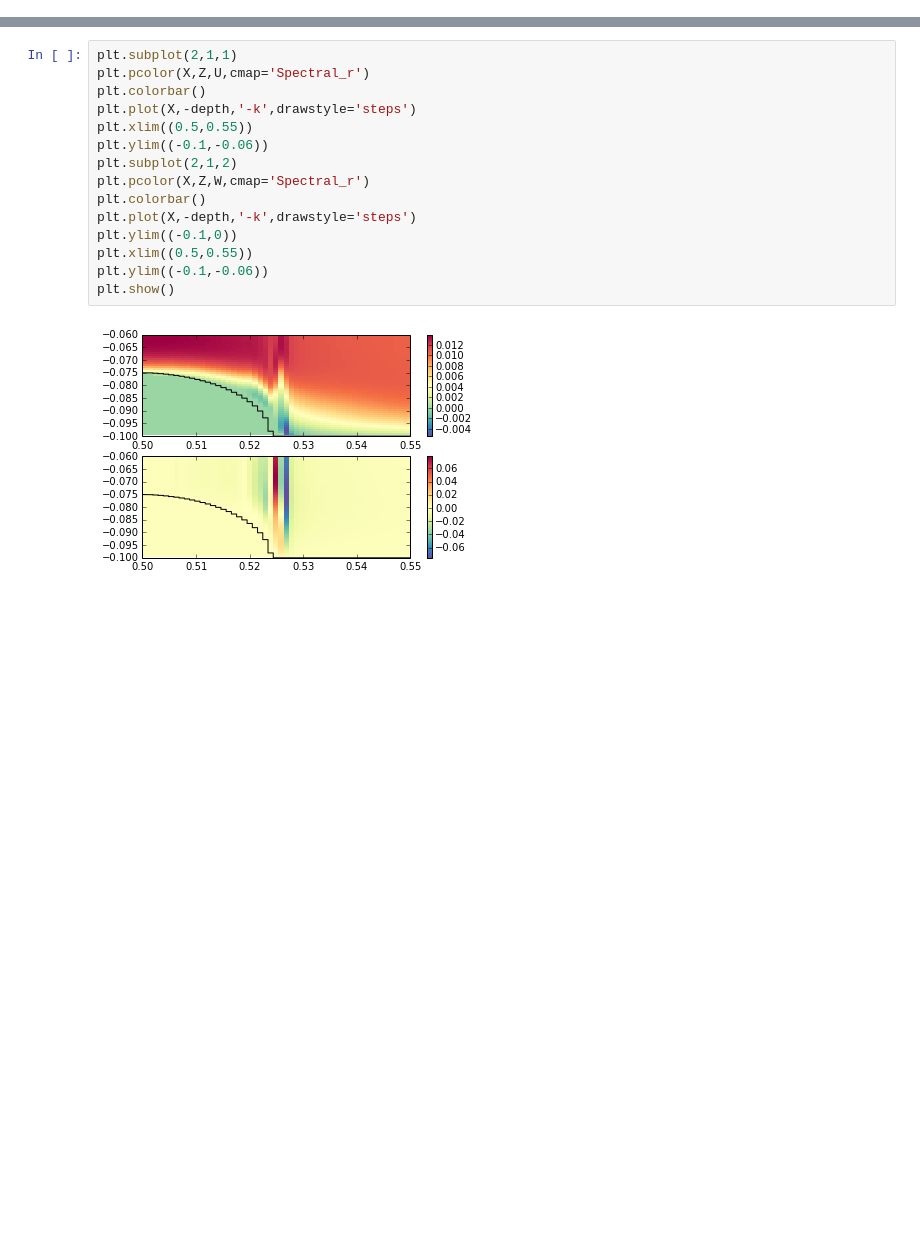
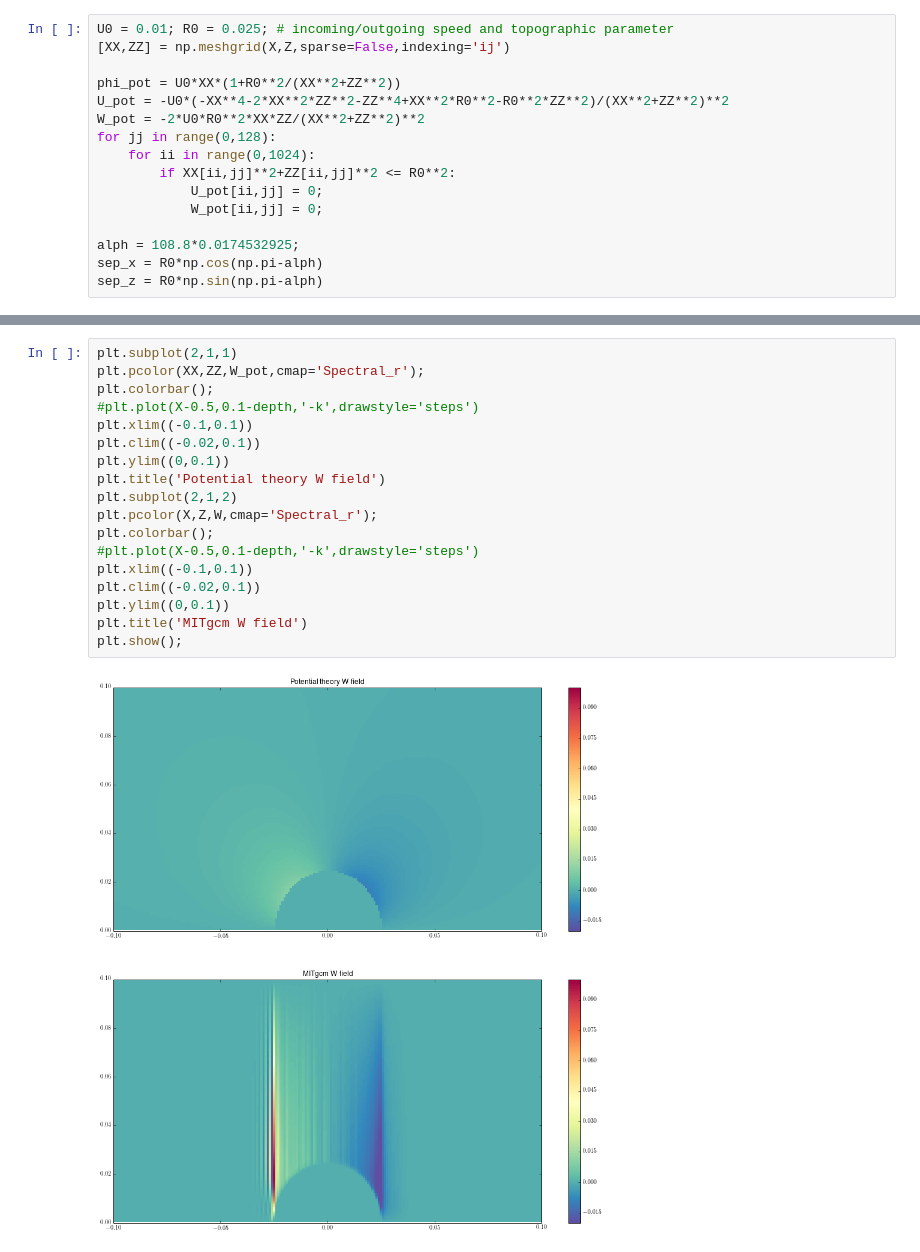
Before and after one commit to UBC-MOAD/flow_separation, a Jupyter notebook: notebooks_2D_runs/view_flow_over_cylinder.ipynb, the cells around one changed output, grey strips where cells are left out. Saved outputs shown, nothing was run; the diff lists cells and outputs as text; blank space fills up the shorter version.

```diff
--- a/notebooks_2D_runs/view_flow_over_cylinder.ipynb
+++ b/notebooks_2D_runs/view_flow_over_cylinder.ipynb
@@ -36,0 +48,16 @@ plt.show()
+# %%
+U0 = 0.01; R0 = 0.025; # incoming/outgoing speed and topographic parameter
+[XX,ZZ] = np.meshgrid(X,Z,sparse=False,indexing='ij')
+
+phi_pot = U0*XX*(1+R0**2/(XX**2+ZZ**2))
+U_pot = -U0*(-XX**4-2*XX**2*ZZ**2-ZZ**4+XX**2*R0**2-R0**2*ZZ**2)/(XX**2+ZZ**2)**2
+W_pot = -2*U0*R0**2*XX*ZZ/(XX**2+ZZ**2)**2
+for jj in range(0,128):
+    for ii in range(0,1024):
+        if XX[ii,jj]**2+ZZ[ii,jj]**2 <= R0**2:
+            U_pot[ii,jj] = 0;
+            W_pot[ii,jj] = 0;
+
+alph = 108.8*0.0174532925;
+sep_x = R0*np.cos(np.pi-alph)
+sep_z = R0*np.sin(np.pi-alph)
@@ -37,17 +86,20 @@ plt.show()
 # %%
 plt.subplot(2,1,1)
-plt.pcolor(X,Z,U,cmap='Spectral_r')
-plt.colorbar()
-plt.plot(X,-depth,'-k',drawstyle='steps')
-plt.xlim((0.5,0.55))
-plt.ylim((-0.1,-0.06))
+plt.pcolor(XX,ZZ,W_pot,cmap='Spectral_r');
+plt.colorbar();
+#plt.plot(X-0.5,0.1-depth,'-k',drawstyle='steps')
+plt.xlim((-0.1,0.1))
+plt.clim((-0.02,0.1))
+plt.ylim((0,0.1))
+plt.title('Potential theory W field')
 plt.subplot(2,1,2)
-plt.pcolor(X,Z,W,cmap='Spectral_r')
-plt.colorbar()
-plt.plot(X,-depth,'-k',drawstyle='steps')
-plt.ylim((-0.1,0))
-plt.xlim((0.5,0.55))
-plt.ylim((-0.1,-0.06))
-plt.show()
+plt.pcolor(X,Z,W,cmap='Spectral_r');
+plt.colorbar();
+#plt.plot(X-0.5,0.1-depth,'-k',drawstyle='steps')
+plt.xlim((-0.1,0.1))
+plt.clim((-0.02,0.1))
+plt.ylim((0,0.1))
+plt.title('MITgcm W field')
+plt.show();
 # %% [output]
-[figure, old version]
+[figure, new version]
```
Also changed, not shown: parts of 8 cells of this notebook, 1 other file.
